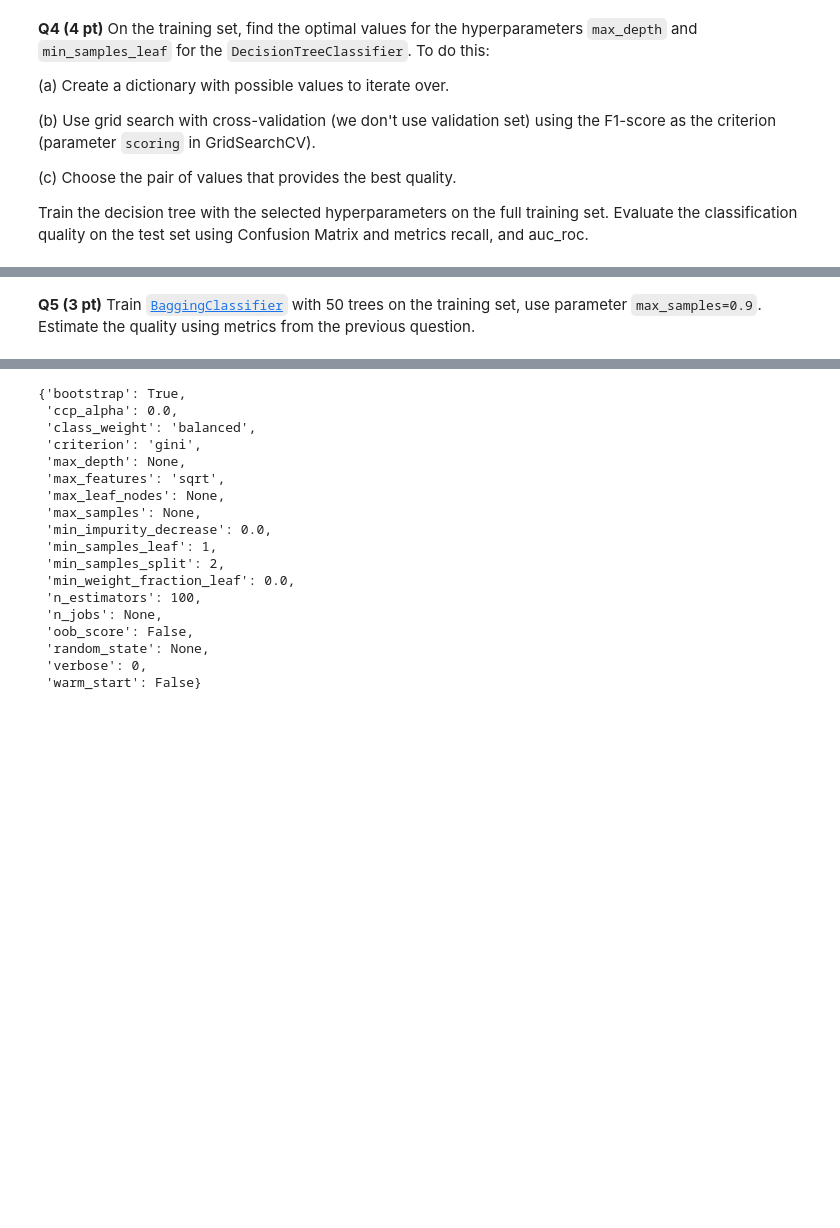
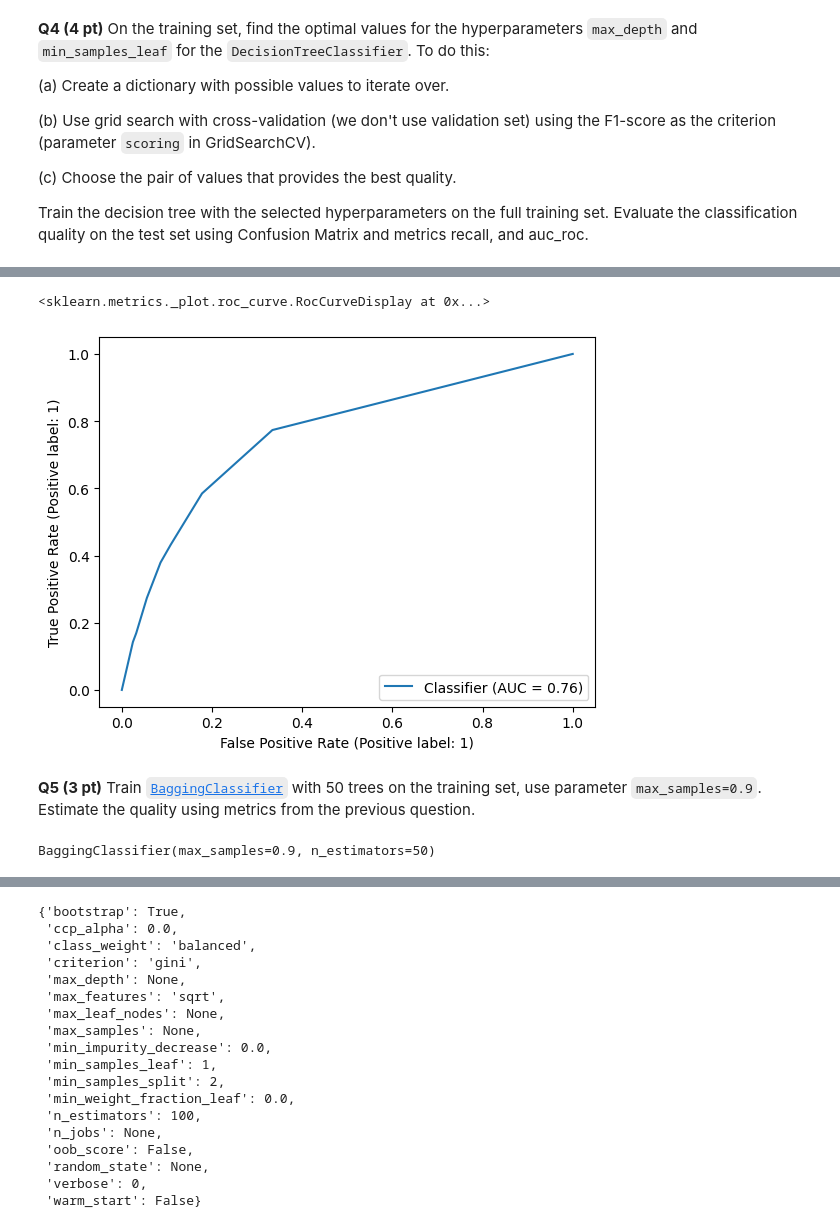
Before and after one commit to YKhalitov/College-Projects, a Jupyter notebook: RIT-Projects/Machine Learning - CSCI 335/HW7.ipynb, the cells around one changed output, grey strips where cells are left out. Drawn from its saved outputs; the diff is of its cells as text; code cells hidden in the pictures; blank space fills up the shorter version.

```diff
--- a/RIT-Projects/Machine Learning - CSCI 335/HW7.ipynb
+++ b/RIT-Projects/Machine Learning - CSCI 335/HW7.ipynb
@@ -151,4 +191,7 @@ from sklearn.model_selection import GridSearchCV
 # %%
-#RocCurveDisplay.from_predictions(y_test, clf.best_estimator_.predict_proba(X_test_transformed)[:,1])
+RocCurveDisplay.from_predictions(y_test, clf_dt.best_estimator_.predict_proba(X_test_transformed)[:,1])
+# %% [output]
+<sklearn.metrics._plot.roc_curve.RocCurveDisplay at 0x...>
+[figure, added]
 # %% [markdown]
 **Q5 (3 pt)** Train [`BaggingClassifier`](https://scikit-learn.org/stable/modules/generated/sklearn.ensemble.BaggingClassifier.html) with 50 trees on the training set, use parameter `max_samples=0.9`. Estimate the quality using metrics from the previous question.
@@ -154,0 +200,4 @@ from sklearn.model_selection import GridSearchCV
+# %%
+bc.fit(X_train_transformed, y_train)
+# %% [output]
+BaggingClassifier(max_samples=0.9, n_estimators=50)
```
Also changed, not shown: parts of 21 cells of this notebook.
